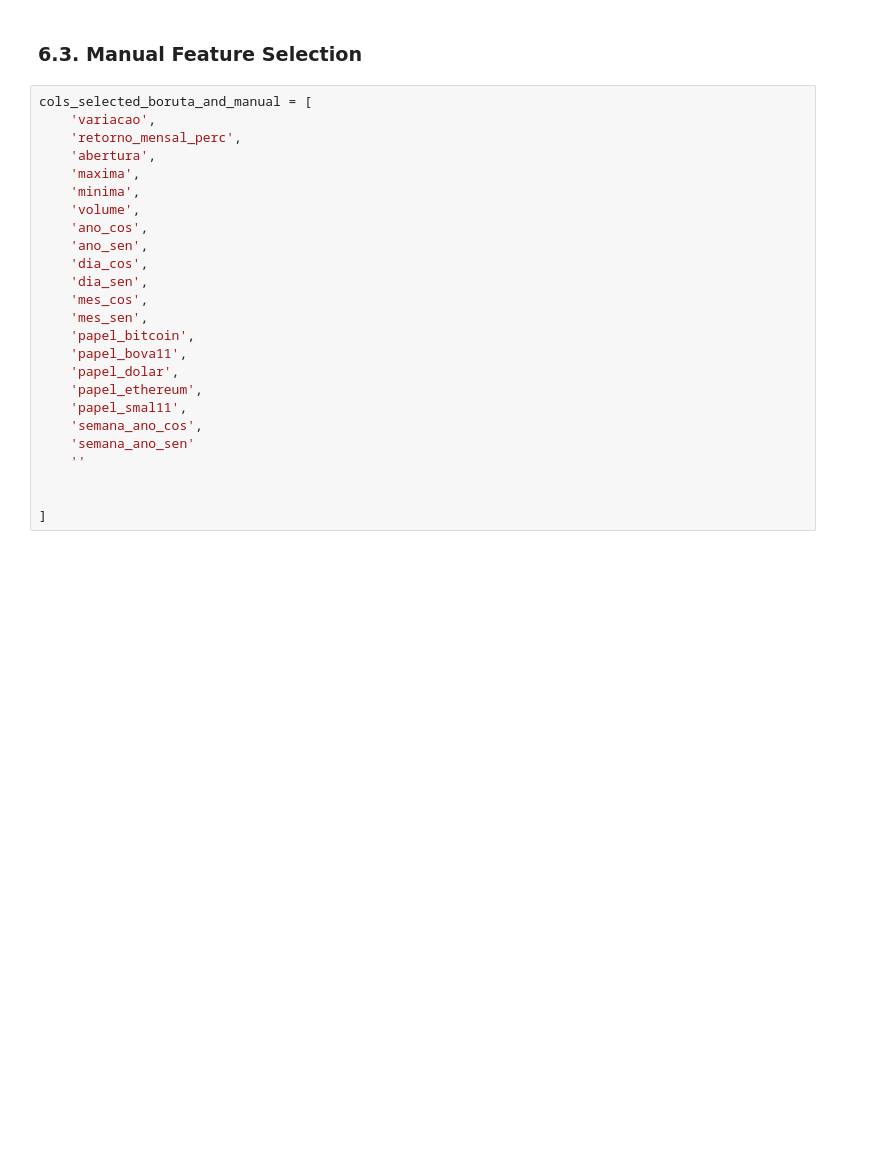
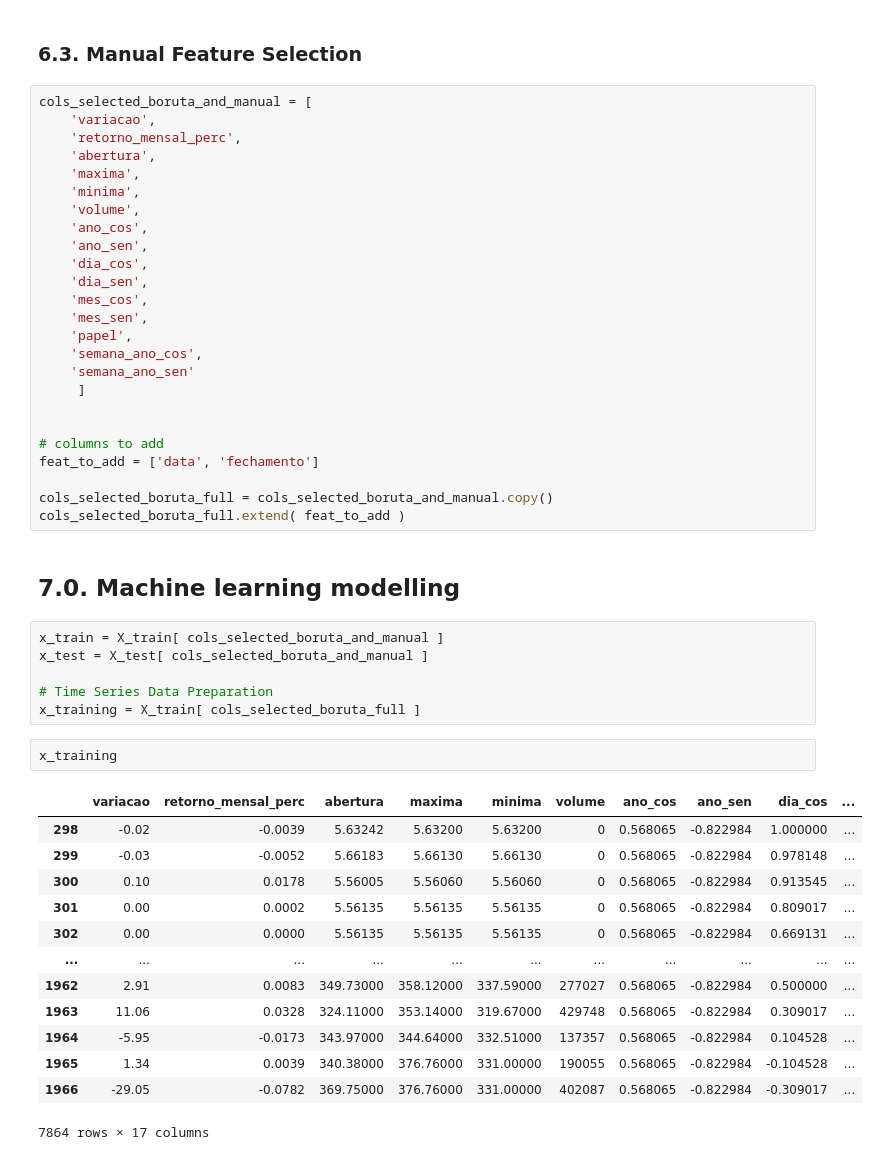
Before and after one commit to wilianuhlmann/predict_profitability_dr, a Jupyter notebook: alpha_funding.ipynb, the cells around one changed output. Drawn from its saved outputs; the diff is of its cells as text; blank space fills up the shorter version.

Commit message:
Machine learning modelling

```diff
--- a/alpha_funding.ipynb
+++ b/alpha_funding.ipynb
@@ -1095,14 +1176,38 @@ cols_selected_boruta_and_manual = [
     'dia_sen',
     'mes_cos',
     'mes_sen',
-    'papel_bitcoin',
-    'papel_bova11',
-    'papel_dolar',
-    'papel_ethereum',
-    'papel_smal11',
+    'papel',
     'semana_ano_cos',
     'semana_ano_sen'
-    ''
+     ]
 
 
-]
+# columns to add
+feat_to_add = ['data', 'fechamento']
+
+cols_selected_boruta_full = cols_selected_boruta_and_manual.copy()
+cols_selected_boruta_full.extend( feat_to_add )
+# %% [markdown]
+## **7.0. Machine learning modelling**
+# %%
+x_train = X_train[ cols_selected_boruta_and_manual ]
+x_test = X_test[ cols_selected_boruta_and_manual ]
+
+# Time Series Data Preparation
+x_training = X_train[ cols_selected_boruta_full ]
+# %%
+x_training
+# %% [output]
+|  | variacao | retorno_mensal_perc | abertura | maxima | minima | volume | ano_cos | ano_sen | dia_cos | ... |
+| 298 | -0.02 | -0.0039 | 5.63242 | 5.63200 | 5.63200 | 0 | 0.568065 | -0.822984 | 1.000000 | ... |
+| 299 | -0.03 | -0.0052 | 5.66183 | 5.66130 | 5.66130 | 0 | 0.568065 | -0.822984 | 0.978148 | ... |
+| 300 | 0.10 | 0.0178 | 5.56005 | 5.56060 | 5.56060 | 0 | 0.568065 | -0.822984 | 0.913545 | ... |
+| 301 | 0.00 | 0.0002 | 5.56135 | 5.56135 | 5.56135 | 0 | 0.568065 | -0.822984 | 0.809017 | ... |
+| 302 | 0.00 | 0.0000 | 5.56135 | 5.56135 | 5.56135 | 0 | 0.568065 | -0.822984 | 0.669131 | ... |
+| ... | ... | ... | ... | ... | ... | ... | ... | ... | ... | ... |
+| 1962 | 2.91 | 0.0083 | 349.73000 | 358.12000 | 337.59000 | 277027 | 0.568065 | -0.822984 | 0.500000 | ... |
+| 1963 | 11.06 | 0.0328 | 324.11000 | 353.14000 | 319.67000 | 429748 | 0.568065 | -0.822984 | 0.309017 | ... |
+| 1964 | -5.95 | -0.0173 | 343.97000 | 344.64000 | 332.51000 | 137357 | 0.568065 | -0.822984 | 0.104528 | ... |
+| 1965 | 1.34 | 0.0039 | 340.38000 | 376.76000 | 331.00000 | 190055 | 0.568065 | -0.822984 | -0.104528 | ... |
+| 1966 | -29.05 | -0.0782 | 369.75000 | 376.76000 | 331.00000 | 402087 | 0.568065 | -0.822984 | -0.309017 | ... |
+7864 rows × 17 columns
```
Also changed, not shown: parts of 33 cells of this notebook.
